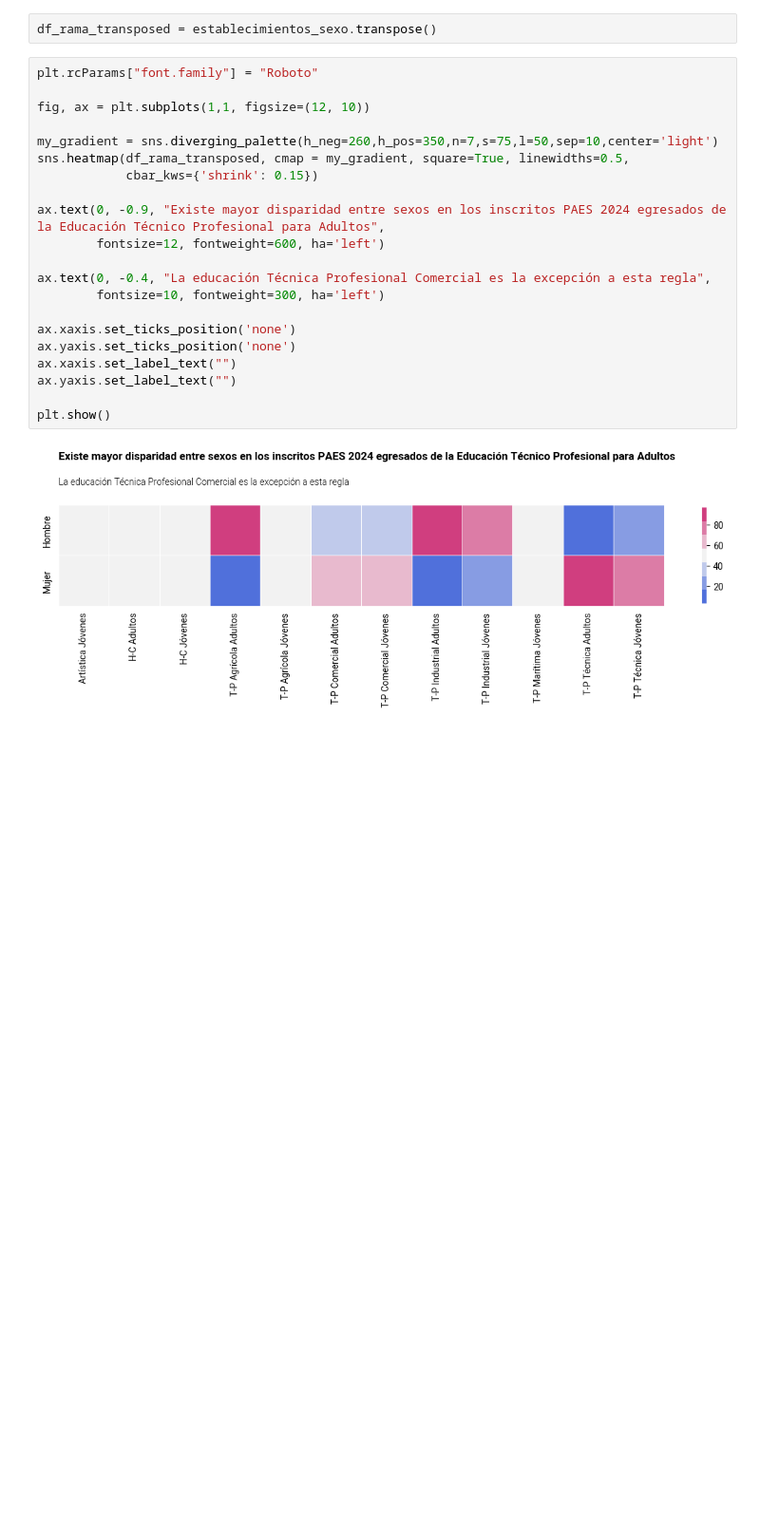
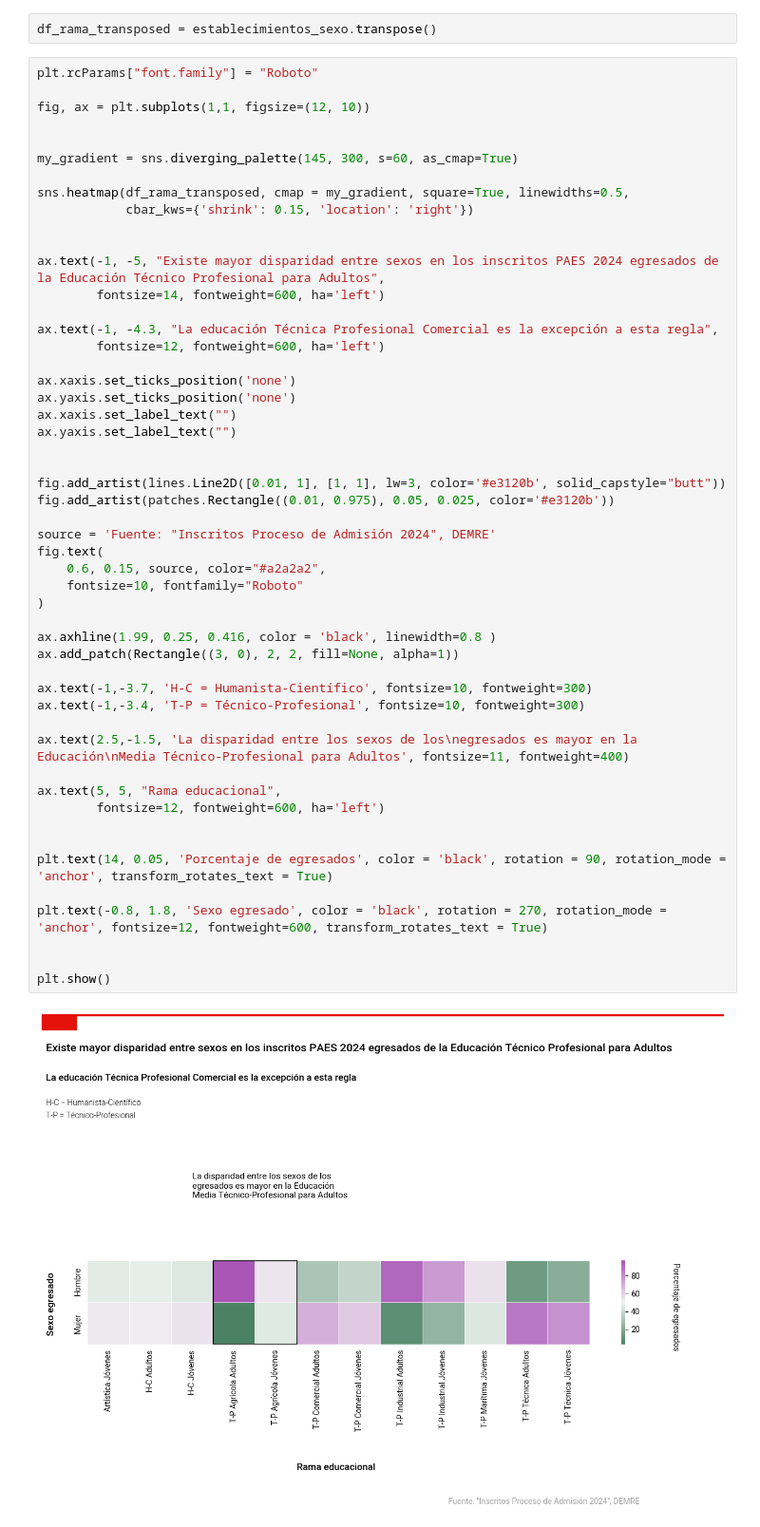
Before and after one commit to principioincertidumbre/dataviz, a Jupyter notebook: Tareas/Tarea3_SofiaVits.ipynb, the cells around one changed output. Shown: that part at 95% size. Drawn from its saved outputs; the diff is of its cells as text; blank space fills up the shorter version.

```diff
--- a/Tareas/Tarea3_SofiaVits.ipynb
+++ b/Tareas/Tarea3_SofiaVits.ipynb
@@ -425,23 +429,53 @@ df_rama_transposed = establecimientos_sexo.transpose()
 # %%
 plt.rcParams["font.family"] = "Roboto"
 
 fig, ax = plt.subplots(1,1, figsize=(12, 10))
 
-my_gradient = sns.diverging_palette(h_neg=260,h_pos=350,n=7,s=75,l=50,sep=10,center='light')
+
+my_gradient = sns.diverging_palette(145, 300, s=60, as_cmap=True)
+
 sns.heatmap(df_rama_transposed, cmap = my_gradient, square=True, linewidths=0.5,
-            cbar_kws={'shrink': 0.15})
+            cbar_kws={'shrink': 0.15, 'location': 'right'})
 
-ax.text(0, -0.9, "Existe mayor disparidad entre sexos en los inscritos PAES 2024 egresados de la Educación Técnico Profesional para Adultos",
+
+ax.text(-1, -5, "Existe mayor disparidad entre sexos en los inscritos PAES 2024 egresados de la Educación Técnico Profesional para Adultos",
+        fontsize=14, fontweight=600, ha='left')
+
+ax.text(-1, -4.3, "La educación Técnica Profesional Comercial es la excepción a esta regla",
         fontsize=12, fontweight=600, ha='left')
-
-ax.text(0, -0.4, "La educación Técnica Profesional Comercial es la excepción a esta regla",
-        fontsize=10, fontweight=300, ha='left')
 
 ax.xaxis.set_ticks_position('none')
 ax.yaxis.set_ticks_position('none')
 ax.xaxis.set_label_text("")
 ax.yaxis.set_label_text("")
 
+
+fig.add_artist(lines.Line2D([0.01, 1], [1, 1], lw=3, color='#e3120b', solid_capstyle="butt"))
+fig.add_artist(patches.Rectangle((0.01, 0.975), 0.05, 0.025, color='#e3120b'))
+
+source = 'Fuente: "Inscritos Proceso de Admisión 2024", DEMRE'
+fig.text(
+    0.6, 0.15, source, color="#a2a2a2",
+    fontsize=10, fontfamily="Roboto"
+)
+
+ax.axhline(1.99, 0.25, 0.416, color = 'black', linewidth=0.8 )
+ax.add_patch(Rectangle((3, 0), 2, 2, fill=None, alpha=1))
+
+ax.text(-1,-3.7, 'H-C = Humanista-Científico', fontsize=10, fontweight=300)
+ax.text(-1,-3.4, 'T-P = Técnico-Profesional', fontsize=10, fontweight=300)
+
+ax.text(2.5,-1.5, 'La disparidad entre los sexos de los\negresados es mayor en la Educación\nMedia Técnico-Profesional para Adultos', fontsize=11, fontweight=400)
+
+ax.text(5, 5, "Rama educacional",
+        fontsize=12, fontweight=600, ha='left')
+
+
+plt.text(14, 0.05, 'Porcentaje de egresados', color = 'black', rotation = 90, rotation_mode = 'anchor', transform_rotates_text = True)
+
+plt.text(-0.8, 1.8, 'Sexo egresado', color = 'black', rotation = 270, rotation_mode = 'anchor', fontsize=12, fontweight=600, transform_rotates_text = True)
+
+
 plt.show()
 # %% [output]
-[figure, old version]
+[figure, new version]
```
Also changed, not shown: parts of 1 cell of this notebook.
